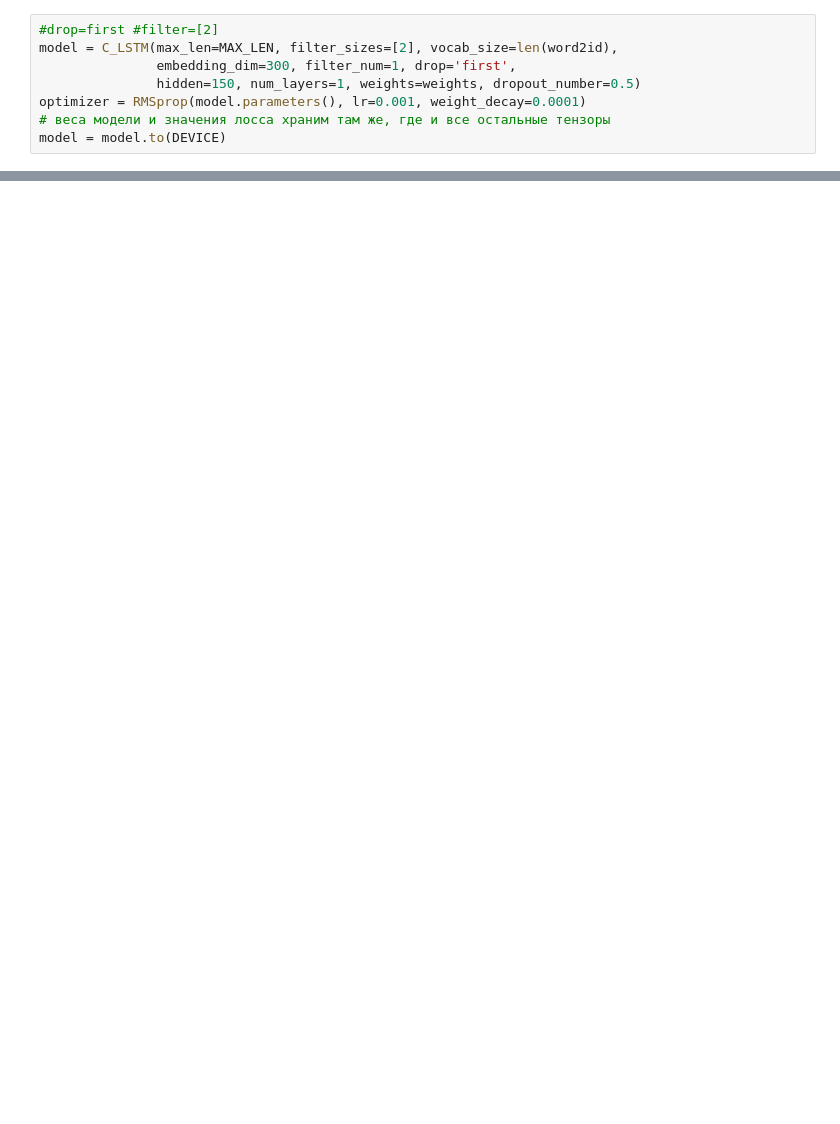
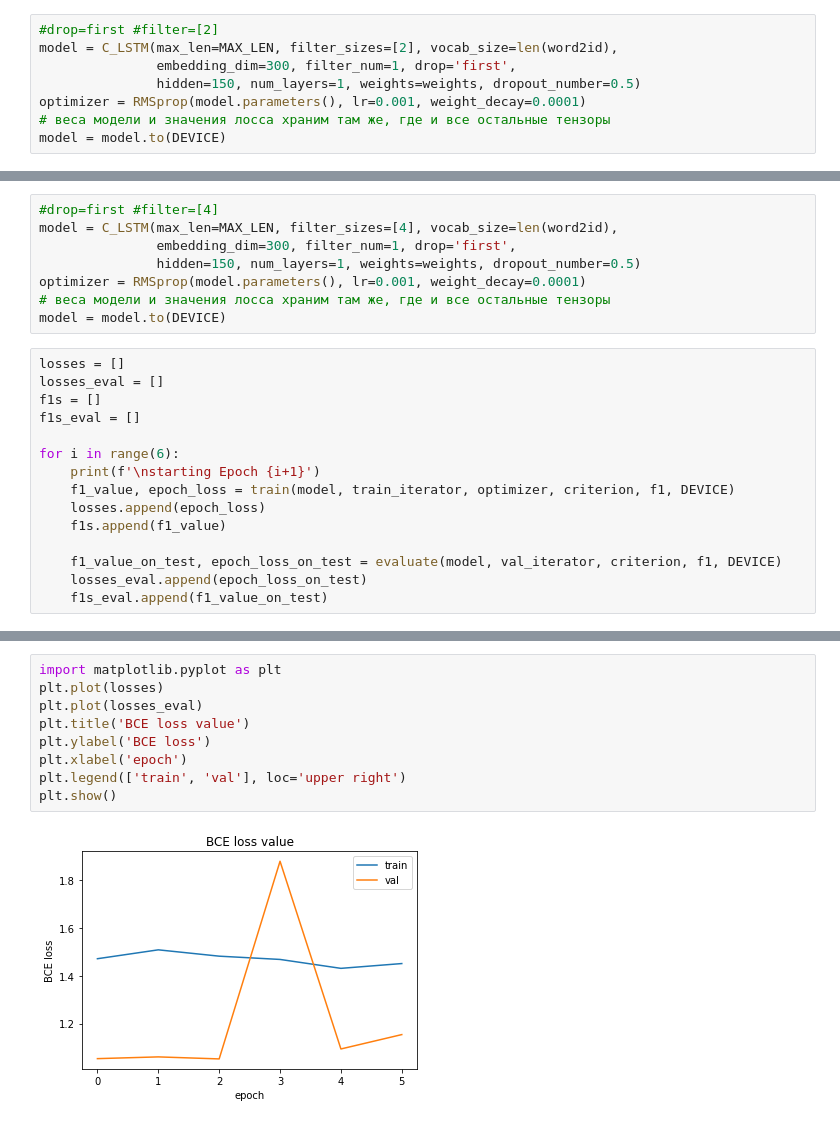
Before and after one commit to kseniakoshkina/NN_homeworks, a Jupyter notebook: hw3.ipynb, the cells around one changed output, grey strips where cells are left out. Cells and saved outputs as stored; diff of their text form; blank space fills up the shorter version.

```diff
--- a/hw3.ipynb
+++ b/hw3.ipynb
@@ -370,0 +452,23 @@ plt.show()
+# %%
+#drop=first #filter=[4]
+model = C_LSTM(max_len=MAX_LEN, filter_sizes=[4], vocab_size=len(word2id),
+               embedding_dim=300, filter_num=1, drop='first',
+               hidden=150, num_layers=1, weights=weights, dropout_number=0.5)
+optimizer = RMSprop(model.parameters(), lr=0.001, weight_decay=0.0001)
+# веса модели и значения лосса храним там же, где и все остальные тензоры
+model = model.to(DEVICE)
+# %%
+losses = []
+losses_eval = []
+f1s = []
+f1s_eval = []
+
+for i in range(6):
+    print(f'\nstarting Epoch {i+1}')
+    f1_value, epoch_loss = train(model, train_iterator, optimizer, criterion, f1, DEVICE)
+    losses.append(epoch_loss)
+    f1s.append(f1_value)
+
+    f1_value_on_test, epoch_loss_on_test = evaluate(model, val_iterator, criterion, f1, DEVICE)
+    losses_eval.append(epoch_loss_on_test)
+    f1s_eval.append(f1_value_on_test)
@@ -370,0 +493,11 @@ plt.show()
+# %%
+import matplotlib.pyplot as plt
+plt.plot(losses)
+plt.plot(losses_eval)
+plt.title('BCE loss value')
+plt.ylabel('BCE loss')
+plt.xlabel('epoch')
+plt.legend(['train', 'val'], loc='upper right')
+plt.show()
+# %% [output]
+[figure, added]
```
Also changed, not shown: parts of 58 cells of this notebook.
